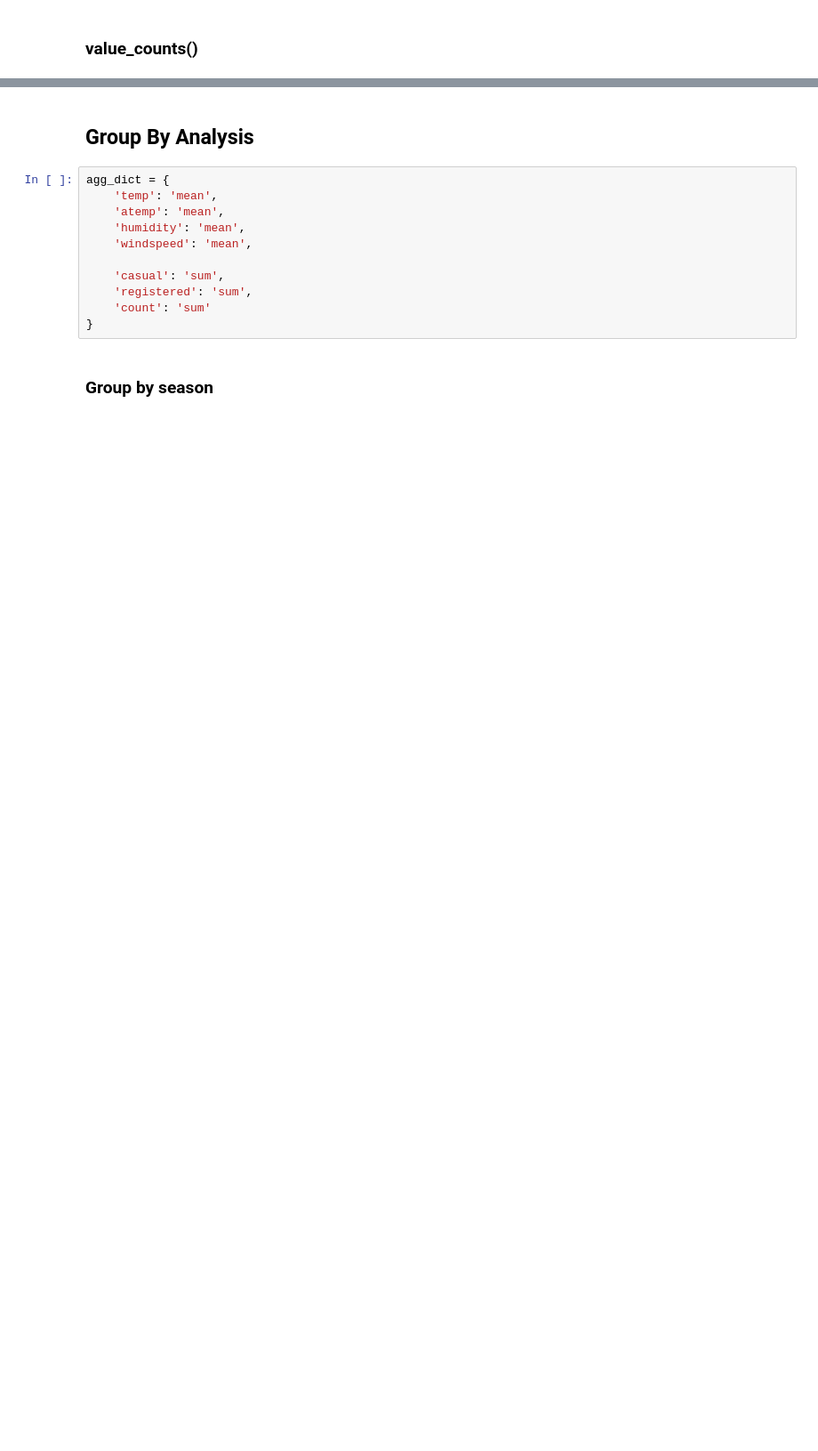
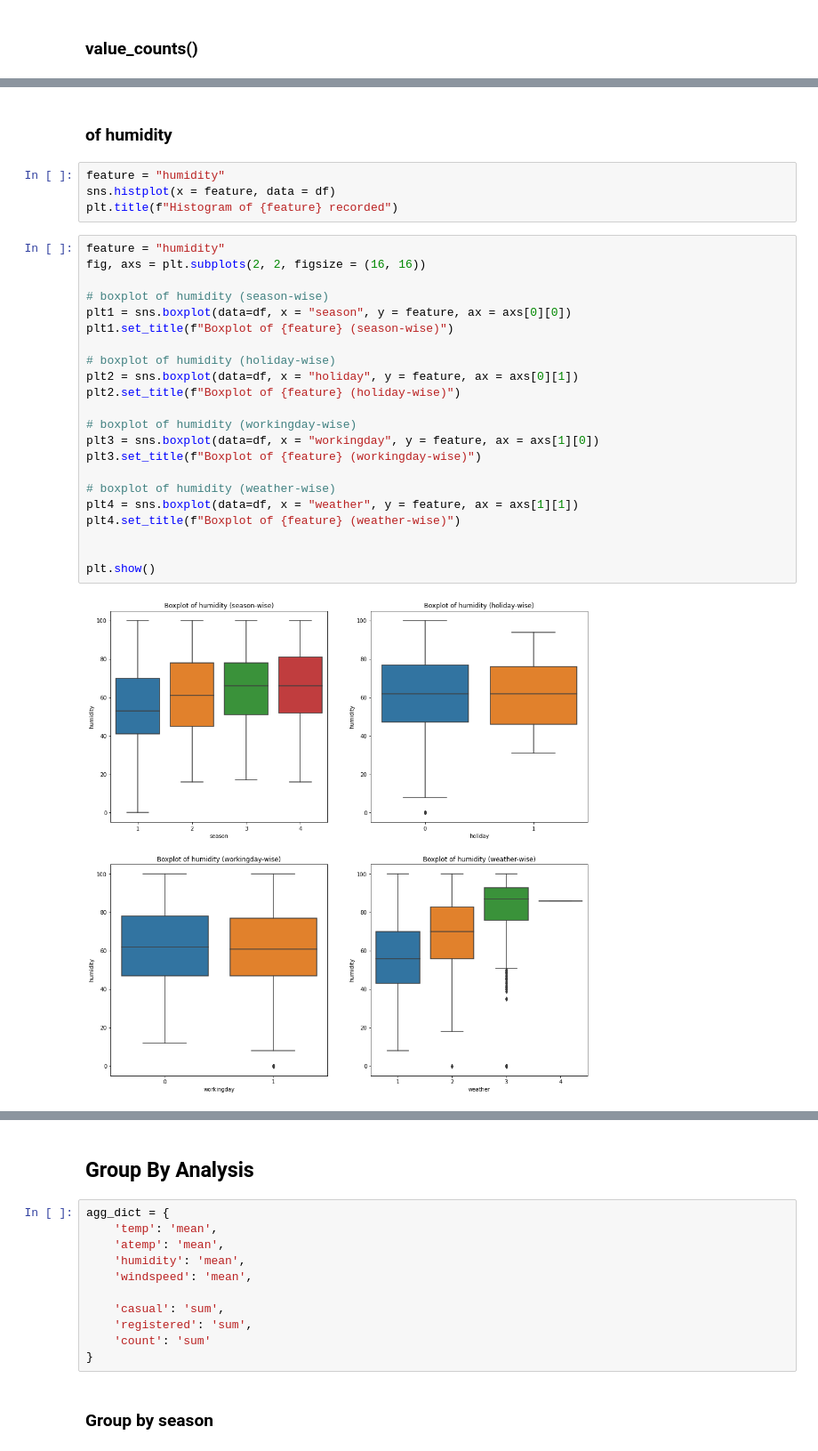
Before and after one commit to 9anubhavtyagi/yulu_eda, a Jupyter notebook: yulu_eda.ipynb, the cells around one changed output, grey strips where cells are left out. Shown: that part at 89% size. Drawn from its saved outputs; the diff is of its cells as text; blank space fills up the shorter version.

Commit message:
Histogram and Boxplots and Outliers analysis completed.

```diff
--- a/yulu_eda.ipynb
+++ b/yulu_eda.ipynb
@@ -292,0 +303,30 @@ Name: time_of_day, dtype: int64
+# %% [markdown]
+### of humidity
+# %%
+feature = "humidity"
+sns.histplot(x = feature, data = df)
+plt.title(f"Histogram of {feature} recorded")
+# %%
+feature = "humidity"
+fig, axs = plt.subplots(2, 2, figsize = (16, 16))
+
+# boxplot of humidity (season-wise)
+plt1 = sns.boxplot(data=df, x = "season", y = feature, ax = axs[0][0])
+plt1.set_title(f"Boxplot of {feature} (season-wise)")
+
+# boxplot of humidity (holiday-wise)
+plt2 = sns.boxplot(data=df, x = "holiday", y = feature, ax = axs[0][1])
+plt2.set_title(f"Boxplot of {feature} (holiday-wise)")
+
+# boxplot of humidity (workingday-wise)
+plt3 = sns.boxplot(data=df, x = "workingday", y = feature, ax = axs[1][0])
+plt3.set_title(f"Boxplot of {feature} (workingday-wise)")
+
+# boxplot of humidity (weather-wise)
+plt4 = sns.boxplot(data=df, x = "weather", y = feature, ax = axs[1][1])
+plt4.set_title(f"Boxplot of {feature} (weather-wise)")
+
+
+plt.show()
+# %% [output]
+[figure, added]
```
Also changed, not shown: parts of 127 cells of this notebook.
